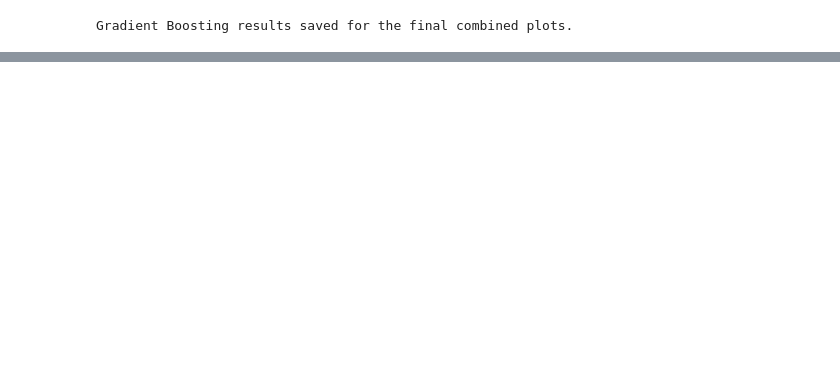
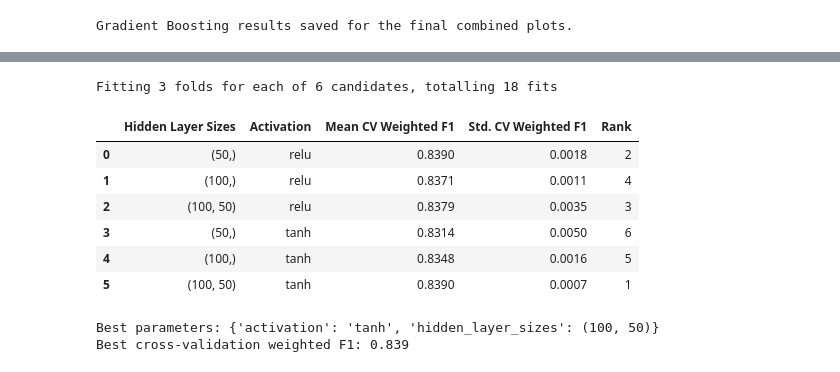
Before and after one commit to snehitha-araveti/ML-Capstone-Project-2026, a Jupyter notebook: notebooks/classification.ipynb, the cells around one changed output, grey strips where cells are left out. Drawn from its saved outputs; the diff is of its cells as text; code cells hidden in the pictures; blank space fills up the shorter version.

```diff
--- a/notebooks/classification.ipynb
+++ b/notebooks/classification.ipynb
@@ -2176,0 +2558,60 @@ Gradient Boosting results saved for the final combined plots.
+# %%
+
+from sklearn.model_selection import GridSearchCV
+
+mlp_param_grid = {
+    "hidden_layer_sizes": [(50,), (100,), (100, 50)],
+    "activation": ["relu", "tanh"]
+}
+
+mlp_grid_search = GridSearchCV(
+    estimator=MLPClassifier(
+        solver="adam",
+        max_iter=200,
+        random_state=42,
+        early_stopping=True
+    ),
+    param_grid=mlp_param_grid,
+    scoring="f1_weighted",
+    cv=3,
+    n_jobs=-1,
+    verbose=1
+)
+
+mlp_grid_search.fit(X_train_processed, y_train)
+
+# Display tuning results
+mlp_tuning_df = pd.DataFrame(mlp_grid_search.cv_results_)[
+    [
+        "param_hidden_layer_sizes",
+        "param_activation",
+        "mean_test_score",
+        "std_test_score",
+        "rank_test_score"
+    ]
+].rename(columns={
+    "param_hidden_layer_sizes": "Hidden Layer Sizes",
+    "param_activation": "Activation",
+    "mean_test_score": "Mean CV Weighted F1",
+    "std_test_score": "Std. CV Weighted F1",
+    "rank_test_score": "Rank"
+})
+
+display(mlp_tuning_df.round(4))
+
+print("Best parameters:", mlp_grid_search.best_params_)
+print(
+    "Best cross-validation weighted F1:",
+    round(mlp_grid_search.best_score_, 4)
+)
+# %% [output]
+Fitting 3 folds for each of 6 candidates, totalling 18 fits
+|  | Hidden Layer Sizes | Activation | Mean CV Weighted F1 | Std. CV Weighted F1 | Rank |
+| 0 | (50,) | relu | 0.8390 | 0.0018 | 2 |
+| 1 | (100,) | relu | 0.8371 | 0.0011 | 4 |
+| 2 | (100, 50) | relu | 0.8379 | 0.0035 | 3 |
+| 3 | (50,) | tanh | 0.8314 | 0.0050 | 6 |
+| 4 | (100,) | tanh | 0.8348 | 0.0016 | 5 |
+| 5 | (100, 50) | tanh | 0.8390 | 0.0007 | 1 |
+Best parameters: {'activation': 'tanh', 'hidden_layer_sizes': (100, 50)}
+Best cross-validation weighted F1: 0.839
```
Also changed, not shown: parts of 25 cells of this notebook.
